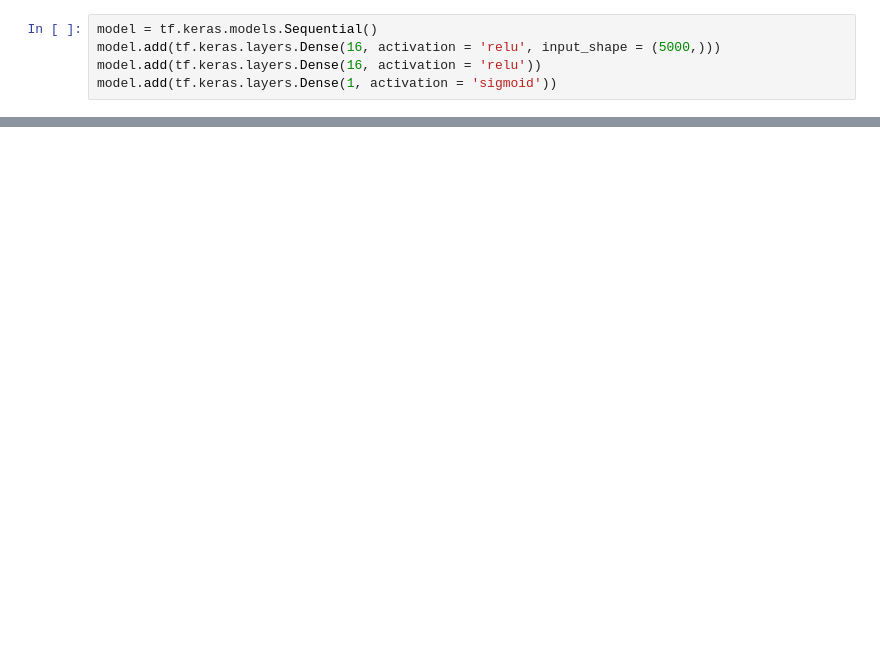
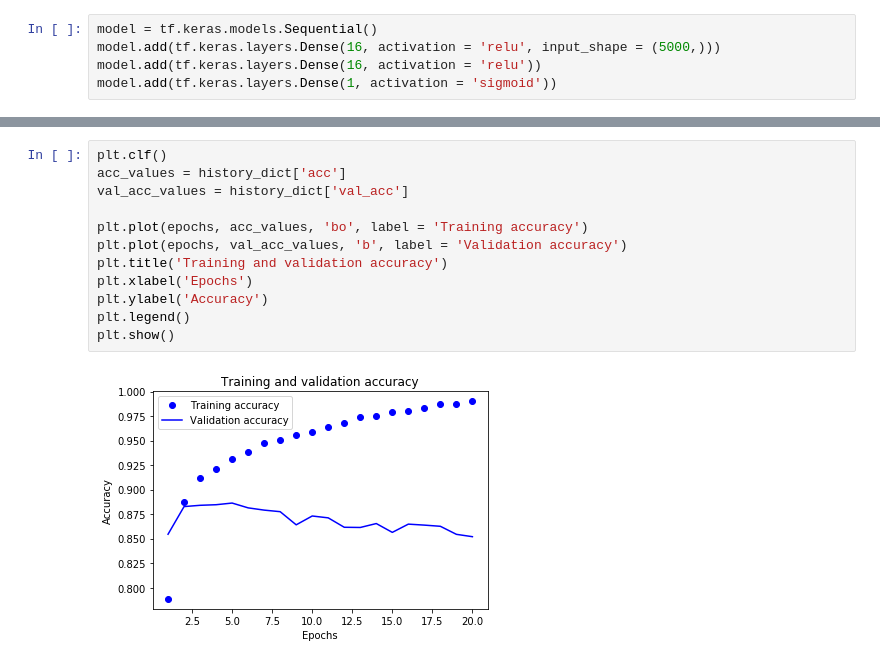
Before and after one commit to felixjohanlehmann/Learning_keras, a Jupyter notebook: Keras_imdb_binary_classification_example.ipynb, the cells around one changed output, grey strips where cells are left out. Cells and saved outputs as stored; diff of their text form; blank space fills up the shorter version.

```diff
--- a/Keras_imdb_binary_classification_example.ipynb
+++ b/Keras_imdb_binary_classification_example.ipynb
@@ -99,0 +78,14 @@ ModuleNotFoundError: No module named 'matplotlib'
+# %%
+plt.clf()
+acc_values = history_dict['acc']
+val_acc_values = history_dict['val_acc']
+
+plt.plot(epochs, acc_values, 'bo', label = 'Training accuracy')
+plt.plot(epochs, val_acc_values, 'b', label = 'Validation accuracy')
+plt.title('Training and validation accuracy')
+plt.xlabel('Epochs')
+plt.ylabel('Accuracy')
+plt.legend()
+plt.show()
+# %% [output]
+[figure, added]
```
Also changed, not shown: parts of 13 cells of this notebook.
